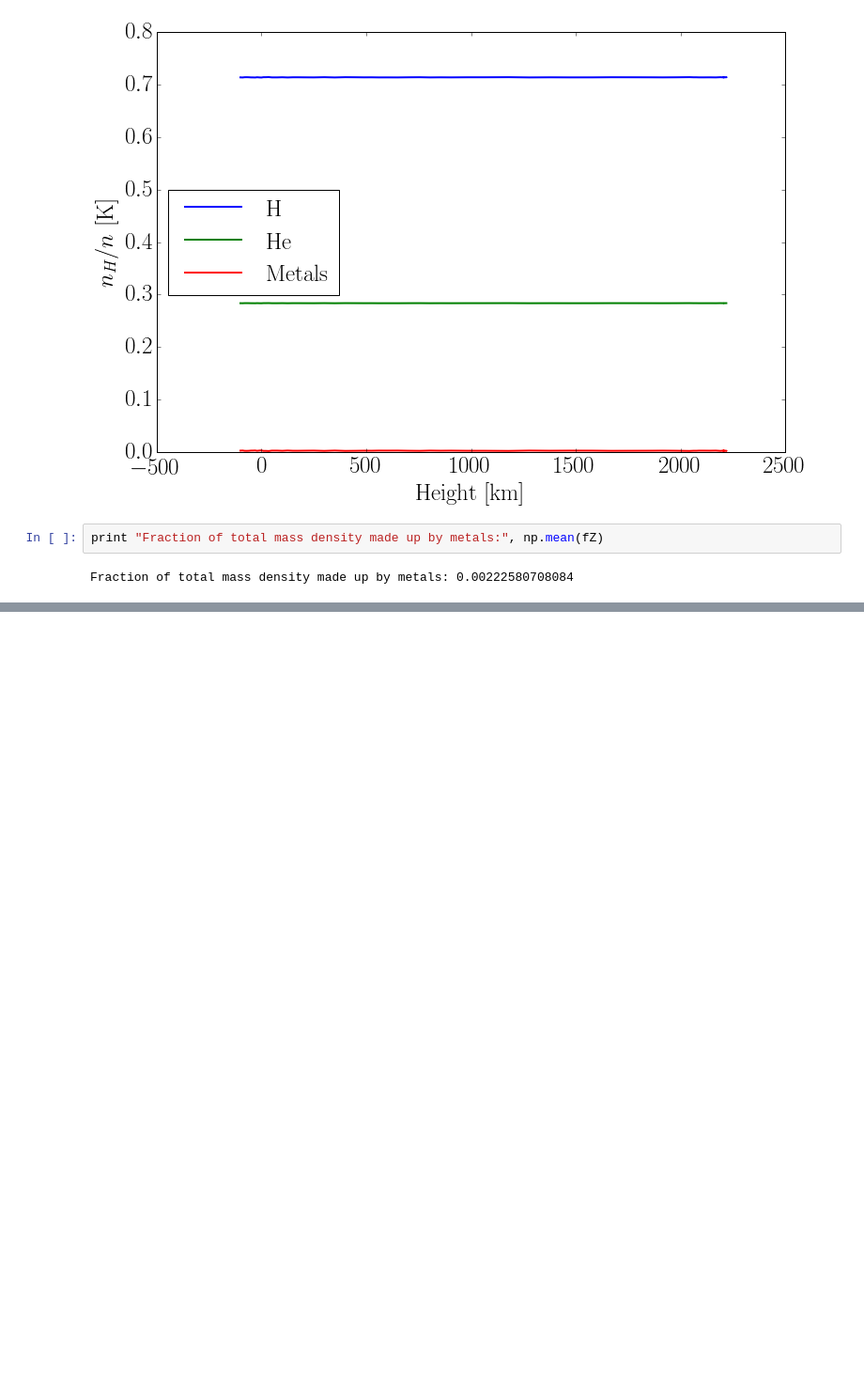
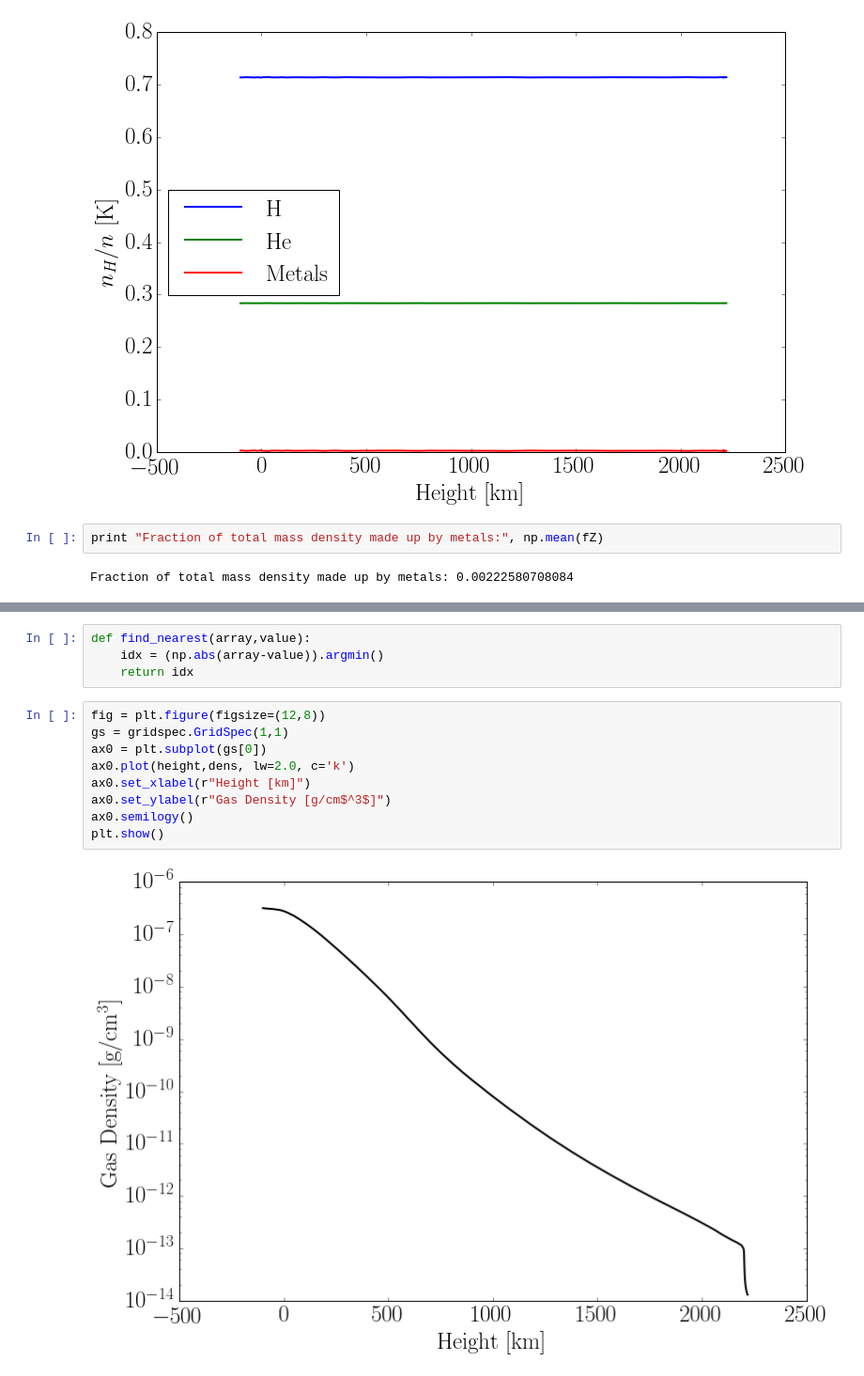
Before and after one commit to jlustigy/astr521, a Jupyter notebook: Rutten Lab B1.ipynb, the cells around one changed output, grey strips where cells are left out. Shown at 94% size. Drawn from its saved outputs; the diff is of its cells as text; blank space fills up the shorter version.

```diff
--- a/Rutten Lab B1.ipynb
+++ b/Rutten Lab B1.ipynb
@@ -131,0 +151,15 @@ Fraction of total mass density made up by metals: 0.00222580708084
+# %%
+def find_nearest(array,value):
+    idx = (np.abs(array-value)).argmin()
+    return idx
+# %%
+fig = plt.figure(figsize=(12,8))
+gs = gridspec.GridSpec(1,1)
+ax0 = plt.subplot(gs[0])
+ax0.plot(height,dens, lw=2.0, c='k')
+ax0.set_xlabel(r"Height [km]")
+ax0.set_ylabel(r"Gas Density [g/cm$^3$]")
+ax0.semilogy()
+plt.show()
+# %% [output]
+[figure, added]
```
Also changed, not shown: parts of 5 cells of this notebook.
